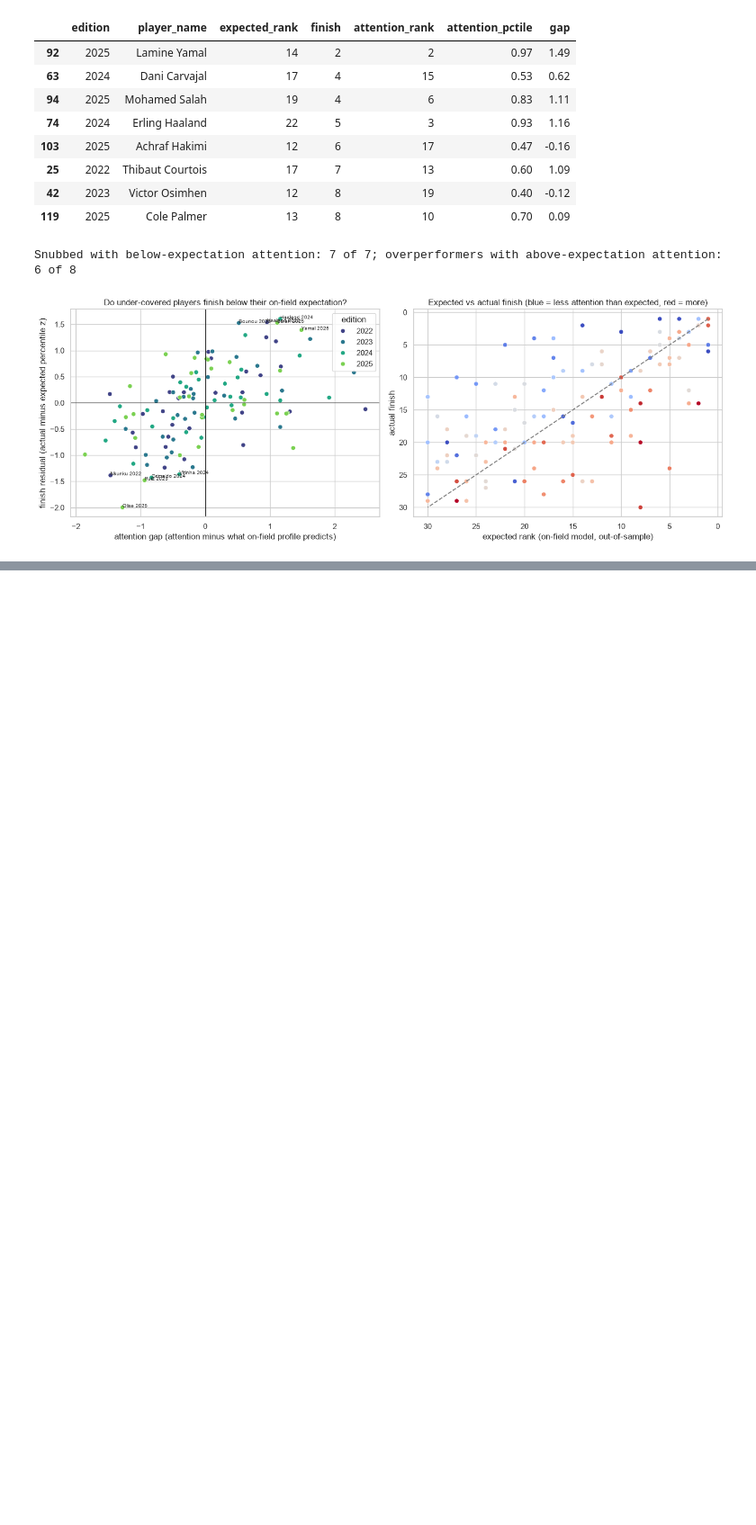
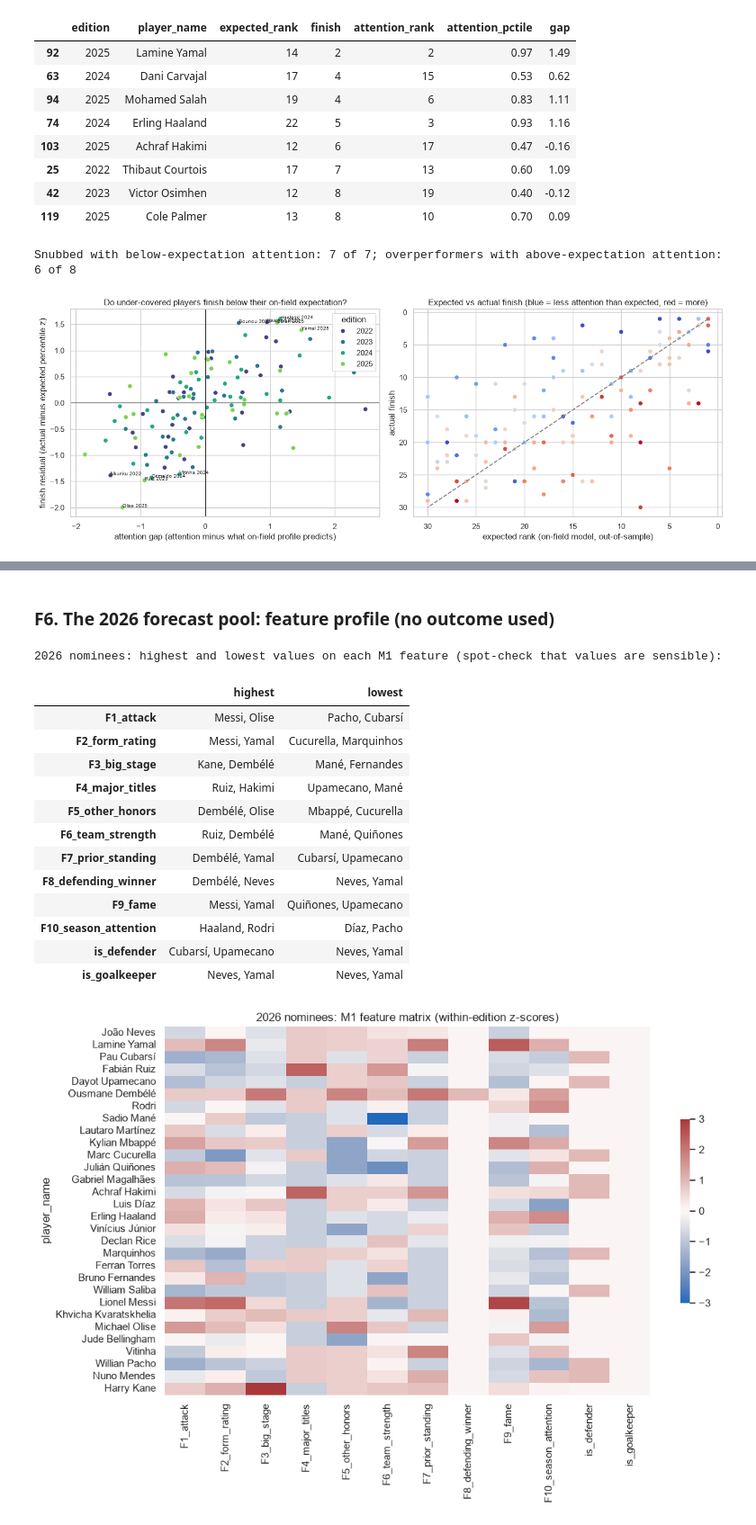
Before and after one commit to AswathKarthik10/predicting-the-ballon-dor, a Jupyter notebook: ballon_dor_2026.ipynb, the cells around one changed output, grey strips where cells are left out. Shown at 90% size. Saved outputs shown, nothing was run; the diff lists cells and outputs as text; code cells hidden in the pictures; blank space fills up the shorter version.

```diff
--- a/ballon_dor_2026.ipynb
+++ b/ballon_dor_2026.ipynb
@@ -1652,0 +1659,12 @@ plt.show()
+# %%
+import sys
+sys.path.insert(0, str(Path.cwd()))
+
+from src.model.data import load_study_data, TRAIN_EDITIONS
+from src.model.features import (CORE_FEATURES, POSITION_FEATURES, POST_FEATURES, RESIDUALISER_REGRESSORS, assemble_features,
+                                apply_residualiser, fit_feature_params, m1_columns, m2_columns)
+
+study = load_study_data(Path.cwd())
+print("T1 sha256:", study.sha256_t1[:16], "| T2 sha256:", study.sha256_t2[:16], "| git commit:", commit)
+print("frame_t1:", study.frame_t1.shape, "| frame_t2:", study.frame_t2.shape, "| outcome columns in feature frames:",
+      sorted(set(study.targets.columns) & set(study.frame_t2.columns)))
@@ -1652,0 +1852,21 @@ plt.show()
+# %%
+winners = study.targets.join(meta)
+winners = winners[winners["edition"].isin(TRAIN_EDITIONS)]
+actual = winners.loc[winners.groupby("edition")["bdo_points"].idxmax()].set_index("edition")["player_name"]
+face = []
+for ed in TRAIN_EDITIONS:
+    sub = X1[meta["edition"] == ed].join(meta["player_name"])
+    row = {"edition": ed, "actual winner": actual[ed]}
+    for f in ("F1_attack", "F3_big_stage", "F4_major_titles", "F6_team_strength", "F9_fame"):
+        row[f] = ", ".join(sub.nlargest(3, f)["player_name"].str.split().str[-1])
+    face.append(row)
+with pd.option_context("display.max_colwidth", 60):
+    display(pd.DataFrame(face))
+
+winner_rank = {}
+for ed in TRAIN_EDITIONS:
+    sub = X1[meta["edition"] == ed].join(meta["player_name"])
+    winner_rank[ed] = {f: int(sub[f].rank(ascending=False, method="min")[sub["player_name"] == actual[ed]].iloc[0]) for f in
+                       ("F1_attack", "F2_form_rating", "F3_big_stage", "F4_major_titles", "F5_other_honors", "F6_team_strength", "F7_prior_standing", "F9_fame", "F10_season_attention")}
+print("Where the actual winner ranks (1 = highest) on each feature, among that edition's 30 nominees:")
+display(pd.DataFrame(winner_rank).T)
@@ -1652,0 +1885,30 @@ plt.show()
+# %% [markdown]
+### F6. The 2026 forecast pool: feature profile (no outcome used)
+# %%
+pool = X2.loc[meta["edition"] == 2026, m2_columns()].join(meta["player_name"]).set_index("player_name")
+print("2026 nominees: highest and lowest values on each M1 feature (spot-check that values are sensible):")
+spot = pd.DataFrame({f: [", ".join(pool[f].nlargest(2).index.str.split().str[-1]), ", ".join(pool[f].nsmallest(2).index.str.split().str[-1])]
+                     for f in m1_columns()}, index=["highest", "lowest"]).T
+display(spot)
+fig, ax = plt.subplots(figsize=(11, 7.5))
+sns.heatmap(pool[m1_columns()], cmap="vlag", center=0, vmin=-3, vmax=3, ax=ax, yticklabels=True, cbar_kws={"shrink": 0.5})
+ax.set_title("2026 nominees: M1 feature matrix (within-edition z-scores)")
+plt.tight_layout()
+plt.savefig("figures/eda/f_2026_feature_matrix.png", dpi=130)
+plt.show()
+# %% [output]
+2026 nominees: highest and lowest values on each M1 feature (spot-check that values are sensible):
+|  | highest | lowest |
+| F1_attack | Messi, Olise | Pacho, Cubarsí |
+| F2_form_rating | Messi, Yamal | Cucurella, Marquinhos |
+| F3_big_stage | Kane, Dembélé | Mané, Fernandes |
+| F4_major_titles | Ruiz, Hakimi | Upamecano, Mané |
+| F5_other_honors | Dembélé, Olise | Mbappé, Cucurella |
+| F6_team_strength | Ruiz, Dembélé | Mané, Quiñones |
+| F7_prior_standing | Dembélé, Yamal | Cubarsí, Upamecano |
+| F8_defending_winner | Dembélé, Neves | Neves, Yamal |
+| F9_fame | Messi, Yamal | Quiñones, Upamecano |
+| F10_season_attention | Haaland, Rodri | Díaz, Pacho |
+| is_defender | Cubarsí, Upamecano | Neves, Yamal |
+| is_goalkeeper | Neves, Yamal | Neves, Yamal |
+[figure, added]
```
Also changed, not shown: parts of 15 cells of this notebook, 11 other files.
